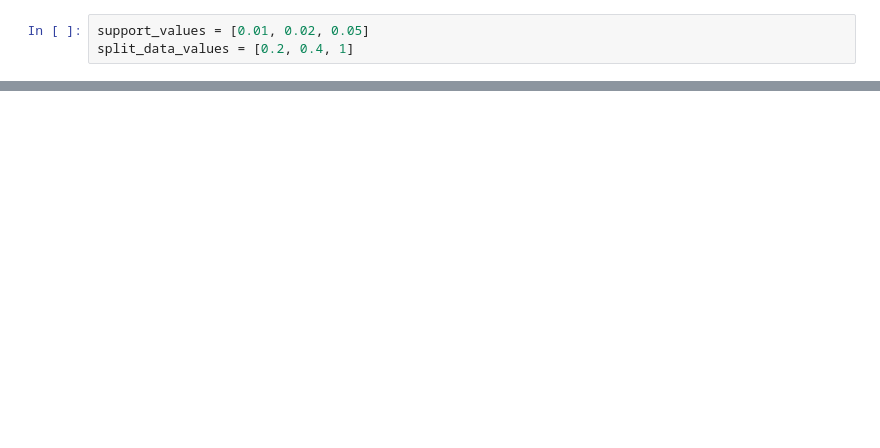
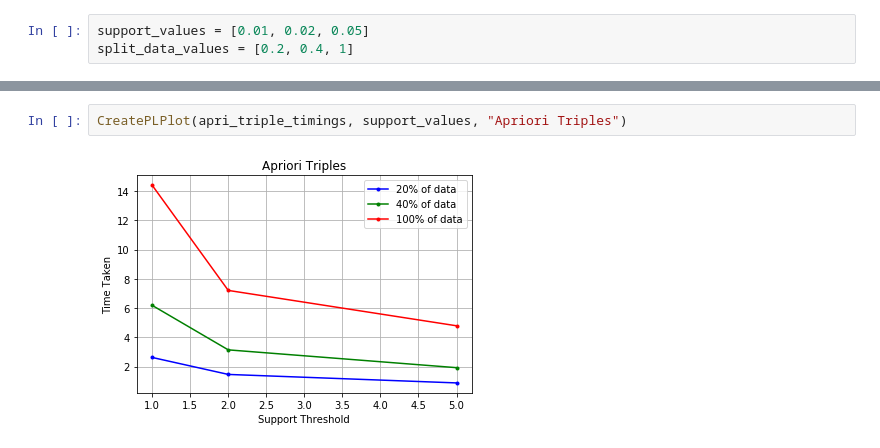
Before and after one commit to Squshy/Frequent-Pair-Data-Mining, a Jupyter notebook: apriori.ipynb, the cells around one changed output, grey strips where cells are left out. Drawn from its saved outputs; the diff is of its cells as text; blank space fills up the shorter version.

```diff
--- a/apriori.ipynb
+++ b/apriori.ipynb
@@ -74,0 +83,4 @@ Done running Apriori triples on 100% of data
+# %%
+CreatePLPlot(apri_triple_timings, support_values, "Apriori Triples")
+# %% [output]
+[figure, added]
```
Also changed, not shown: parts of 5 cells of this notebook, 24 other files.
